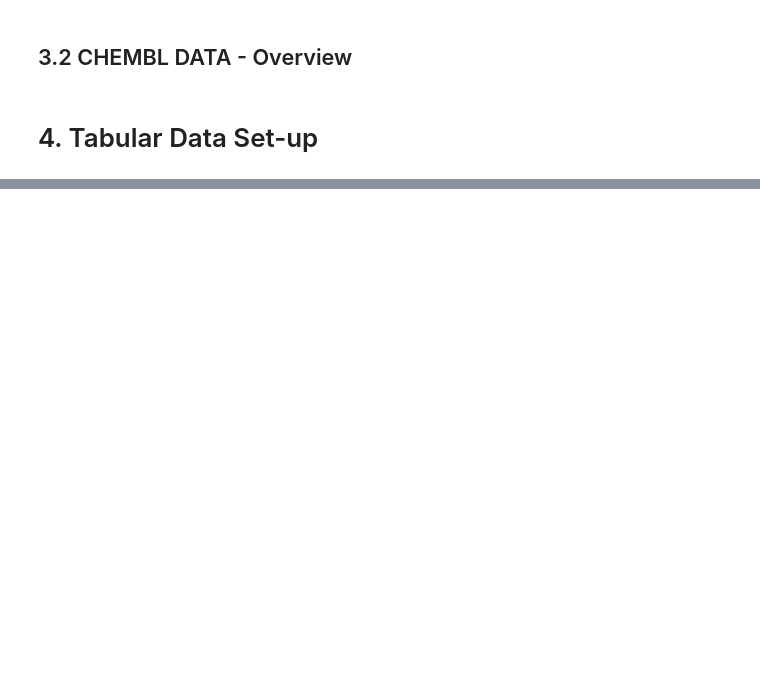
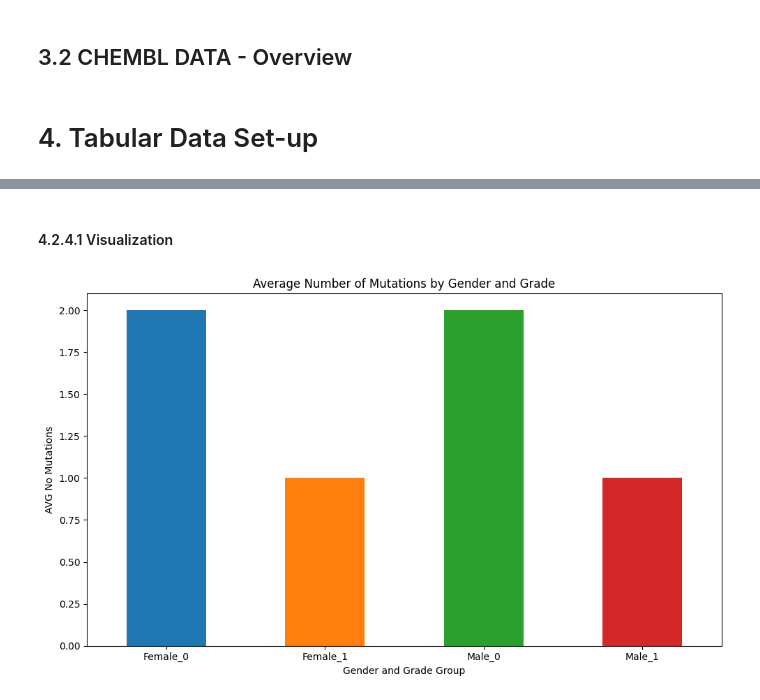
Before and after one commit to AnJoGoe/Mini_Project_SQL, a Jupyter notebook: notebooks/Mini_Project_SQL.ipynb, the cells around one changed output, grey strips where cells are left out. Cells and saved outputs as stored; diff of their text form; code cells hidden in the pictures; blank space fills up the shorter version.

```diff
--- a/notebooks/Mini_Project_SQL.ipynb
+++ b/notebooks/Mini_Project_SQL.ipynb
@@ -429,7 +416,0 @@ CREATE TABLE "Target" (
-# %%
-# SQL query on TEMP DB
-with temp_db.connect() as conn:
-    # makes connection
-    # run code indentation/block of code
-    result = conn.execute(text("SELECT AVG(Age_at_diagnosis) FROM Target"))
-    # auto close conn
@@ -444,0 +451,6 @@ result.all()
+# %%
+# Connection string
+connection_string = f'mysql+mysqlconnector://{db_username}:{db_password}@{db_host}:{db_port}/{db_name}'
+# %%
+# MySQL connection
+engine = create_engine(connection_string)
@@ -444,0 +643,7 @@ result.all()
+# %%
+avg_mut_columns = ['avg_idh1', 'avg_tp53', 'avg_atrx', 'avg_pten',
+                   'avg_egfr', 'avg_cic', 'avg_muc16', 'avg_pik3ca', 'avg_nf1',
+                   'avg_pik3r1', 'avg_fubp1', 'avg_rb1', 'avg_notch1', 'avg_bcor',
+                   'avg_csmd3', 'avg_smarca4', 'avg_grin2a', 'avg_idh2', 'avg_fat4',
+                   'avg_pdgfra']
+avg_mut_columns
@@ -444,0 +671,29 @@ result.all()
+# %% [markdown]
+#### 4.2.4.1 Visualization
+# %%
+# DataFrame with mutations data
+
+# Combine gender and grade to create groups
+df_avg_mut['group'] = df_avg_mut['gender'] + '_' + df_avg_mut['grade'].astype(str)
+
+
+# Sum mutations across all columns
+df_avg_mut['total_mutations'] = df_avg_mut[avg_mut_columns].sum(axis=1).astype(int)
+
+# Group the data by 'group' and sum the mutation counts
+grouped_data = df_avg_mut.groupby('group')['total_mutations'].sum()
+
+# Define colors for each mutation column
+colors = ['#1f77b4', '#ff7f0e', '#2ca02c', '#d62728']
+
+# Create a bar plot
+plt.figure(figsize=(10, 6))
+grouped_data.plot(kind='bar', color=colors)
+plt.title('Average Number of Mutations by Gender and Grade')
+plt.xlabel('Gender and Grade Group')
+plt.ylabel('AVG No Mutations')
+plt.xticks(rotation=0)
+plt.tight_layout()
+plt.show()
+# %% [output]
+[figure, added]
```
Also changed, not shown: parts of 43 cells of this notebook, 9 other files.
